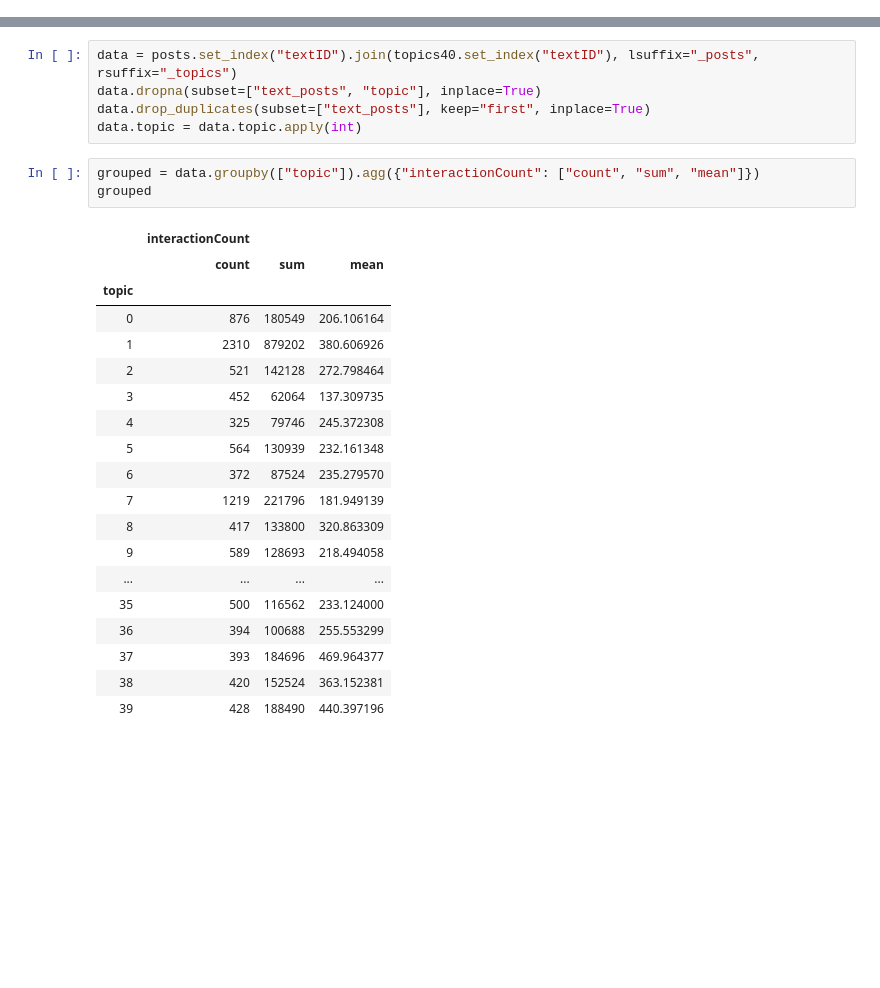
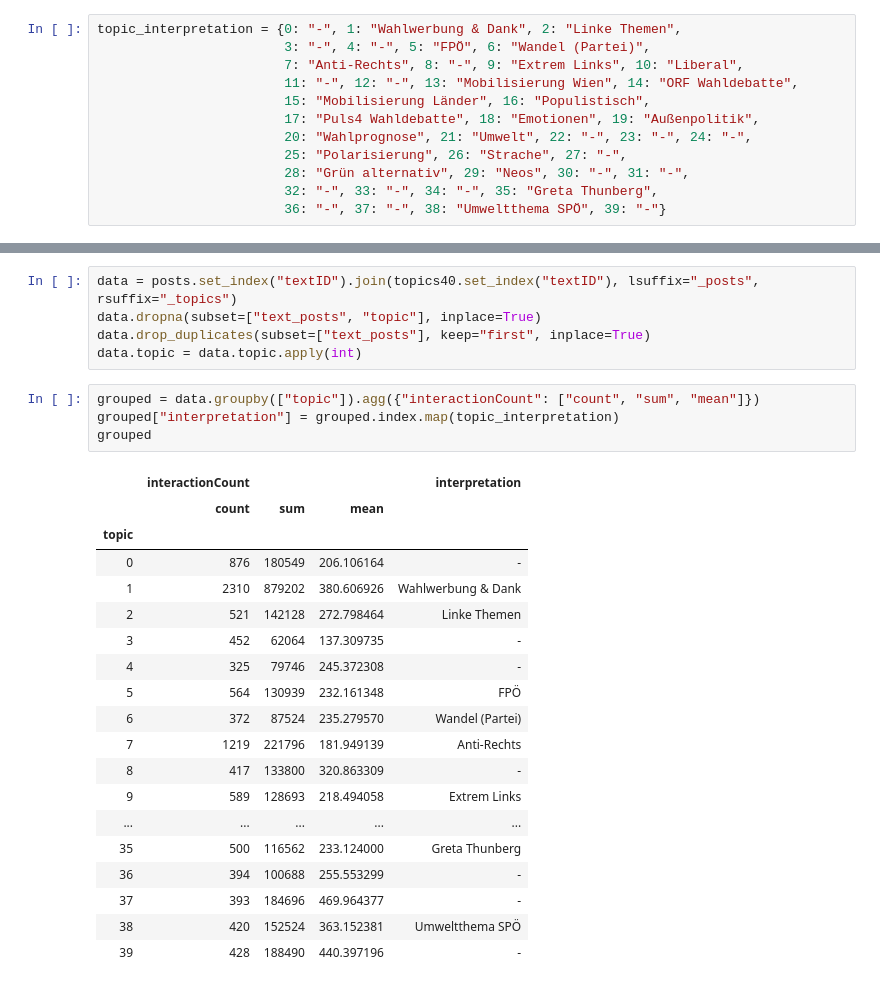
Before and after one commit to viennadatasciencegroup/data4good-wahlbeobachtung19, a Jupyter notebook: notebooks/1.3-tte-topic-evaluation.ipynb, the cells around one changed output, grey strips where cells are left out. Saved outputs shown, nothing was run; the diff lists cells and outputs as text; blank space fills up the shorter version.

```diff
--- a/notebooks/1.3-tte-topic-evaluation.ipynb
+++ b/notebooks/1.3-tte-topic-evaluation.ipynb
@@ -79,6 +79,18 @@ topic_range = range(0, 40)
 #     for i in topic_range:
 #         with pd.option_context("display.max_colwidth", -1):
 #             f.write("Topic " + str(i) + ":\n" + get_top_10(topics40, i, topic_range).to_string(index=False) + "\n\n")
+# %%
+topic_interpretation = {0: "-", 1: "Wahlwerbung & Dank", 2: "Linke Themen",
+                        3: "-", 4: "-", 5: "FPÖ", 6: "Wandel (Partei)",
+                        7: "Anti-Rechts", 8: "-", 9: "Extrem Links", 10: "Liberal",
+                        11: "-", 12: "-", 13: "Mobilisierung Wien", 14: "ORF Wahldebatte",
+                        15: "Mobilisierung Länder", 16: "Populistisch",
+                        17: "Puls4 Wahldebatte", 18: "Emotionen", 19: "Außenpolitik",
+                        20: "Wahlprognose", 21: "Umwelt", 22: "-", 23: "-", 24: "-",
+                        25: "Polarisierung", 26: "Strache", 27: "-",
+                        28: "Grün alternativ", 29: "Neos", 30: "-", 31: "-",
+                        32: "-", 33: "-", 34: "-", 35: "Greta Thunberg",
+                        36: "-", 37: "-", 38: "Umweltthema SPÖ", 39: "-"}
 # %% [markdown]
 ## Interactions per topic
 # %%
@@ -88,25 +100,26 @@ data.drop_duplicates(subset=["text_posts"], keep="first", inplace=True)
 data.topic = data.topic.apply(int)
 # %%
 grouped = data.groupby(["topic"]).agg({"interactionCount": ["count", "sum", "mean"]})
+grouped["interpretation"] = grouped.index.map(topic_interpretation)
 grouped
 # %% [output]
-|  | interactionCount |  |  |
-|  | count | sum | mean |
-| topic |  |  |  |
-| 0 | 876 | 180549 | 206.106164 |
-| 1 | 2310 | 879202 | 380.606926 |
-| 2 | 521 | 142128 | 272.798464 |
-| 3 | 452 | 62064 | 137.309735 |
-| 4 | 325 | 79746 | 245.372308 |
-| 5 | 564 | 130939 | 232.161348 |
-| 6 | 372 | 87524 | 235.279570 |
-| 7 | 1219 | 221796 | 181.949139 |
-| 8 | 417 | 133800 | 320.863309 |
-| 9 | 589 | 128693 | 218.494058 |
-| ... | ... | ... | ... |
-| 35 | 500 | 116562 | 233.124000 |
-| 36 | 394 | 100688 | 255.553299 |
-| 37 | 393 | 184696 | 469.964377 |
-| 38 | 420 | 152524 | 363.152381 |
-| 39 | 428 | 188490 | 440.397196 |
+|  | interactionCount |  |  | interpretation |
+|  | count | sum | mean |  |
+| topic |  |  |  |  |
+| 0 | 876 | 180549 | 206.106164 | - |
+| 1 | 2310 | 879202 | 380.606926 | Wahlwerbung & Dank |
+| 2 | 521 | 142128 | 272.798464 | Linke Themen |
+| 3 | 452 | 62064 | 137.309735 | - |
+| 4 | 325 | 79746 | 245.372308 | - |
+| 5 | 564 | 130939 | 232.161348 | FPÖ |
+| 6 | 372 | 87524 | 235.279570 | Wandel (Partei) |
+| 7 | 1219 | 221796 | 181.949139 | Anti-Rechts |
+| 8 | 417 | 133800 | 320.863309 | - |
+| 9 | 589 | 128693 | 218.494058 | Extrem Links |
+| ... | ... | ... | ... | ... |
+| 35 | 500 | 116562 | 233.124000 | Greta Thunberg |
+| 36 | 394 | 100688 | 255.553299 | - |
+| 37 | 393 | 184696 | 469.964377 | - |
+| 38 | 420 | 152524 | 363.152381 | Umweltthema SPÖ |
+| 39 | 428 | 188490 | 440.397196 | - |
 # %%
```
Also changed, not shown: parts of 1 cell of this notebook, 12 other files.
